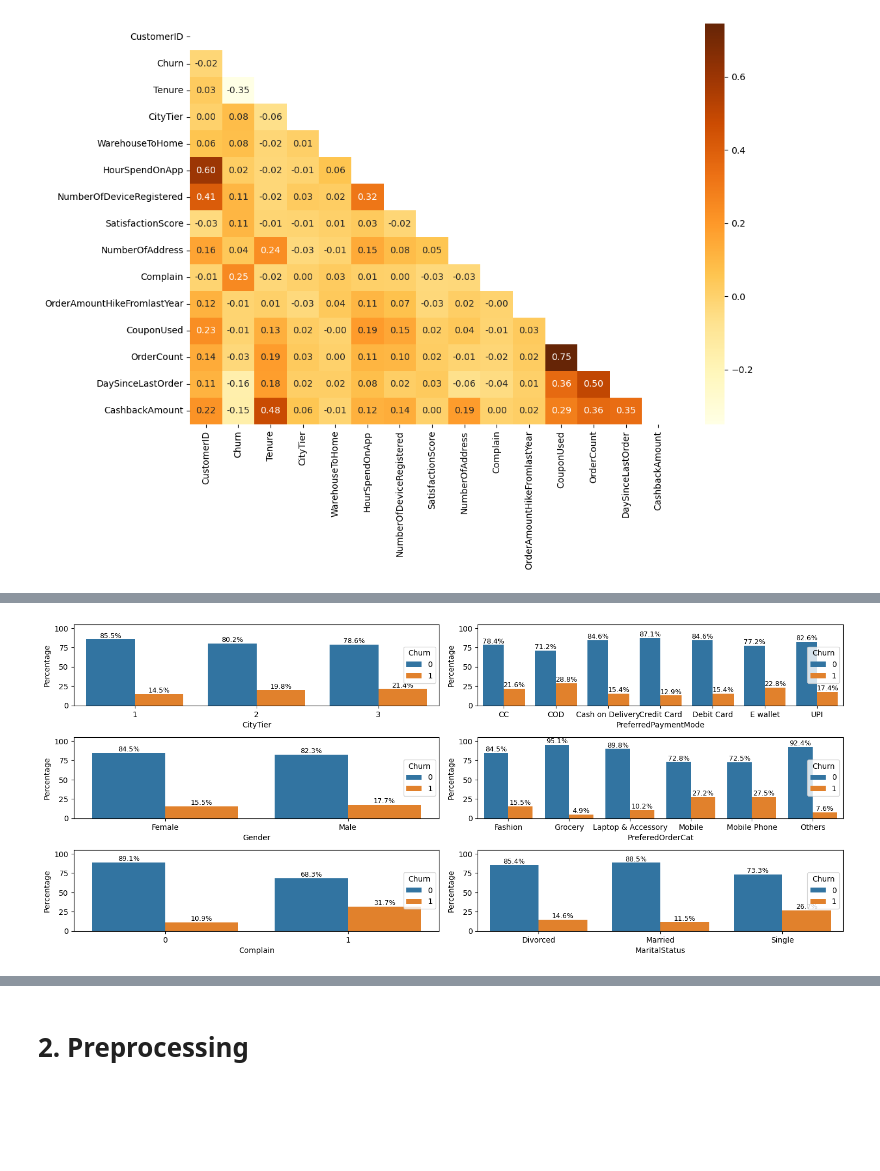
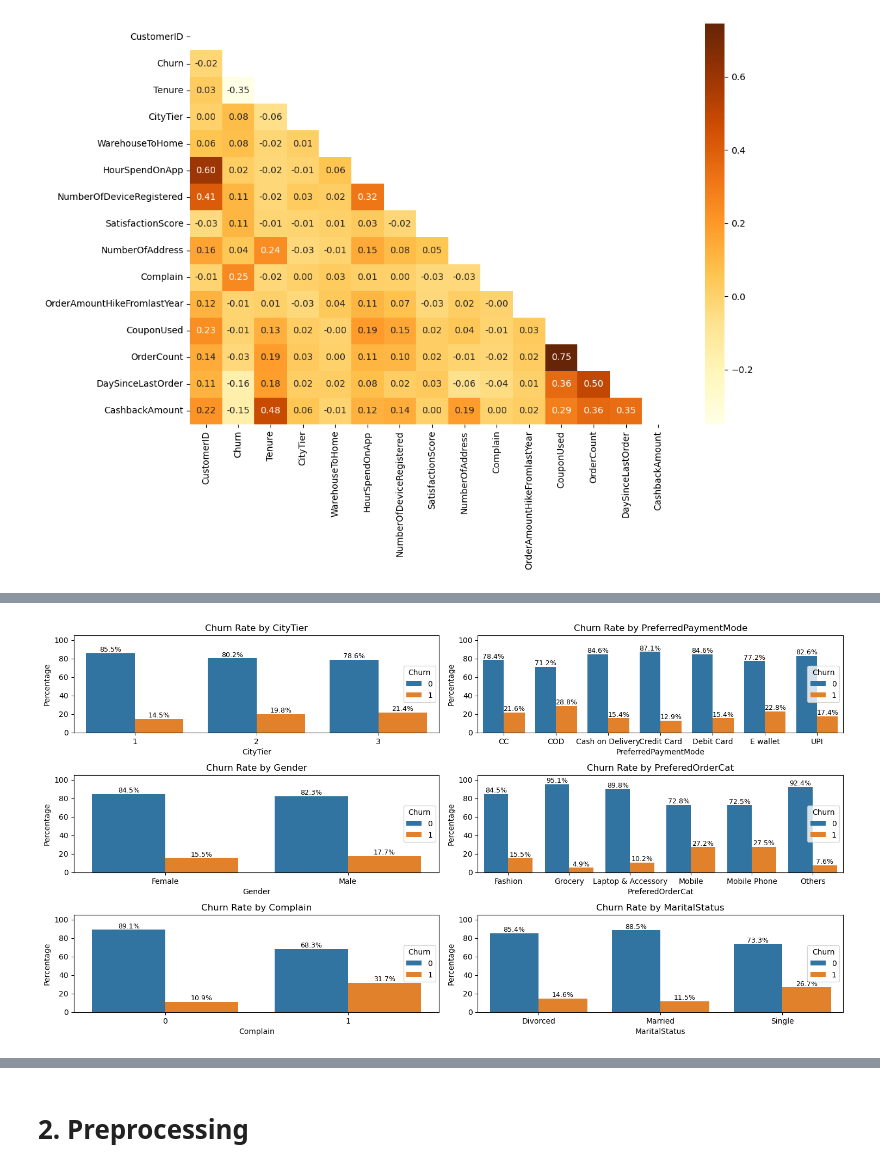
Before and after one commit to helmynaufal/E-commerce-Churn-Prediction, a Jupyter notebook: e-commerce-churn-prediction.ipynb, the cells around one changed output, grey strips where cells are left out. Saved outputs shown, nothing was run; the diff lists cells and outputs as text; code cells hidden in the pictures; blank space fills up the shorter version.

```diff
--- a/e-commerce-churn-prediction.ipynb
+++ b/e-commerce-churn-prediction.ipynb
@@ -212,9 +213,29 @@ plt.legend(loc = 1)
 # %%
-def churn_plot(x):
-    df_cats = df.copy()
+def churn_plot(x, data):
+    df_cats = data.copy()
     df_city = df_cats.groupby(x)['CustomerID'].nunique().reset_index(name='Total')
     df_churn =  df_cats.groupby([x, 'Churn'])['CustomerID'].nunique().reset_index(name='TotalCustomer')
     df_merge = df_churn.merge(df_city, on=x)
     df_merge['Percentage'] = round(df_merge['TotalCustomer']/df_merge['Total']*100,2)
 
     return df_merge
+# %%
+def segment(df):
+    if df['Tenure'] < 2:
+        return 'under 2 months'
+    else:
+        return '2 months or above'
+
+df_tenure = df.copy()
+df_tenure['Tenure'] = df_tenure.apply(lambda x: segment(x), axis=1)
+
+plt.figure(figsize=(8,4))
+data = churn_plot('Tenure', df_tenure)
+ax = sns.barplot(x='Tenure', y='Percentage', data=data, hue = 'Churn')
+ax.set_title('Churn Rate by Tenure')
+
+for container in ax.containers:
+    ax.bar_label(container, fontsize=9, fmt='%.1f%%')
+    ax.set_ylim(top=105)
+    ax.legend(loc=1, title='Churn')
+plt.tight_layout()
@@ -221,17 +244,18 @@ def churn_plot(x):
 # %%
-kolom = ['CityTier',  'PreferredPaymentMode', 'Gender', 'PreferedOrderCat','Complain',  'MaritalStatus']
-plt.figure(figsize=(15,8))
+kolom = ['CityTier', 'PreferredPaymentMode', 'Gender', 'PreferedOrderCat', 'Complain', 'MaritalStatus']
+plt.figure(figsize=(15,10))
 for i in range(0, len(kolom)):
     plt.subplot(4, 2, i+1)
-    data = churn_plot(kolom[i])
+    data = churn_plot(kolom[i], df)
     ax = sns.barplot(x=kolom[i], y='Percentage', data=data, hue = 'Churn')
+    ax.set_title(f'Churn Rate by {kolom[i]}')
 
     for container in ax.containers:
         ax.bar_label(container, fontsize=9, fmt='%.1f%%')
         ax.set_ylim(top=105)
         ax.legend(loc='center right', title='Churn')
     plt.tight_layout()
 # %% [output]
-[figure, old version]
+[figure, new version]
 # %%
 kolom = ['WarehouseToHome', 'OrderCount', 'CashbackAmount']
```
Also changed, not shown: parts of 16 cells of this notebook.
